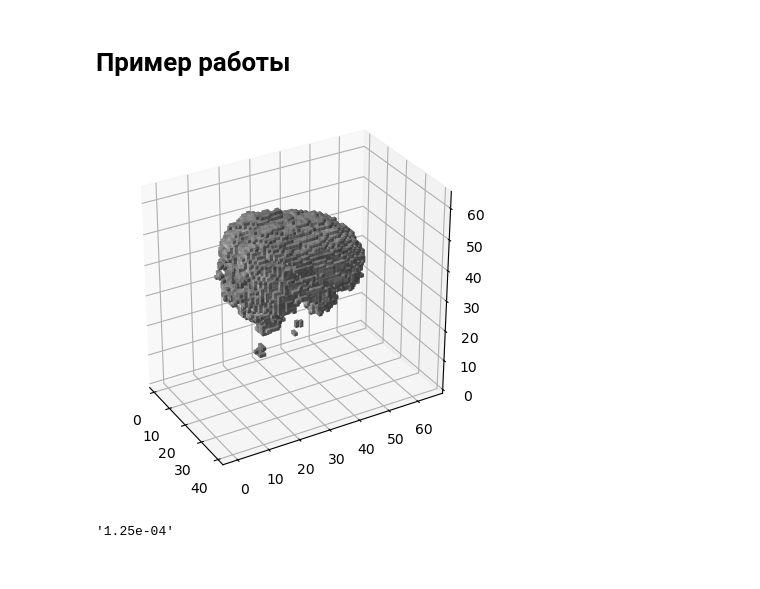
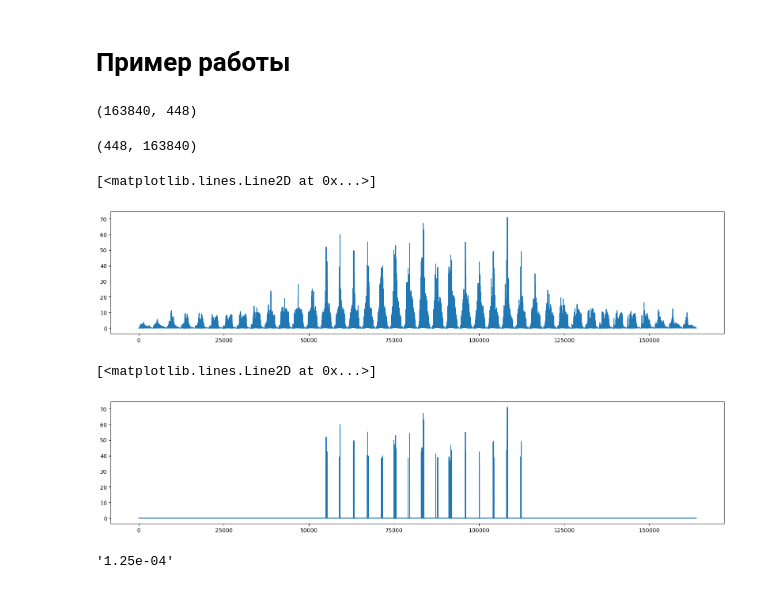
Before and after one commit to intsystems/2023-Project-112, a Jupyter notebook: code/main_experiment/main_new.ipynb, the cells around one changed output. Drawn from its saved outputs; the diff is of its cells as text; code cells hidden in the pictures.

```diff
--- a/code/main_experiment/main_new.ipynb
+++ b/code/main_experiment/main_new.ipynb
@@ -80,9 +80,9 @@ vector_list = np.load(os.path.join(os.path.dirname(os.path.dirname(os.getcwd()))
 # %%
 class Sub:
 
-    subs_with_fmri = ['04', '07', '08', '09', '11', '13', '14', '15', '16', '18',\
-                  '22', '24', '27', '28', '29', '31', '35', '41', '43', '44',\
-                  '45', '46', '47', '51', '52', '53', '55', '56', '60', '62']
+    subs_with_fmri = ['04', '07', '08', '09', '11', '13', '14', '15', '16', '18',
+                      '22', '24', '27', '28', '29', '31', '35', '41', '43', '44',
+                      '45', '46', '47', '51', '52', '53', '55', '56', '60', '62']
 
     def __init__(self, number):
         if not number in Sub.subs_with_fmri:
@@ -235,6 +235,17 @@ class LinearDeltaPredictor(Preprocessor):
 
         self.MSE_train = self.MSE(self.Y_train_predicted - np.delete(self.Y_train, 0, 1))
         self.MSE_test = self.MSE(self.Y_test_predicted - np.delete(self.Y_test, 0, 1))
+
+    def repredict(self, stranger):
+        deltaY_train_predicted = stranger.W @ self.X_train.T
+        deltaY_test_predicted = stranger.W @ self.X_test.T
+        Y_train_predicted = np.delete(self.Y_train, -1, 1) + deltaY_train_predicted
+        Y_test_predicted = np.delete(self.Y_test, -1, 1) + deltaY_test_predicted
+
+        MSE_train = self.MSE(Y_train_predicted - np.delete(self.Y_train, 0, 1))
+        MSE_test = self.MSE(Y_test_predicted - np.delete(self.Y_test, 0, 1))
+
+        return MSE_train, MSE_test
 # %% [markdown]
 # Построение срезов снимков
 # %%
@@ -395,11 +390,25 @@ colors[..., 2] = s
-# %%
-fig = plt.figure()
-ax = fig.add_subplot(projection='3d')
-ax.voxels(filled=scan, facecolors=colors, alpha=0.8)
-ax.set_aspect('equal')
-ax.view_init(azim=-30)
-# %% [output]
-[figure, removed]
 # %%
 #linpred = LinearPredictor(sub, 5, 1, 0)
 lindeltapred = LinearDeltaPredictor(sub, 5, 1, 1000)
+# %%
+lindeltapred.Y_train.shape
+# %% [output]
+(163840, 448)
+# %%
+lindeltapred.Y_train.T.shape
+# %% [output]
+(448, 163840)
+# %%
+plt.figure(figsize=(20, 4))
+deltas_sum = abs(lindeltapred.deltaY_train).sum(axis=1)
+plt.plot(deltas_sum)
+# %% [output]
+[<matplotlib.lines.Line2D at 0x...>]
+[figure, added]
+# %%
+plt.figure(figsize=(20, 4))
+deltas_sum_filtered = np.multiply((deltas_sum > deltas_sum.max() / 2), deltas_sum)
+plt.plot(deltas_sum_filtered)
+# %% [output]
+[<matplotlib.lines.Line2D at 0x...>]
+[figure, added]
```
Also changed, not shown: parts of 17 cells of this notebook, 15 other files.
